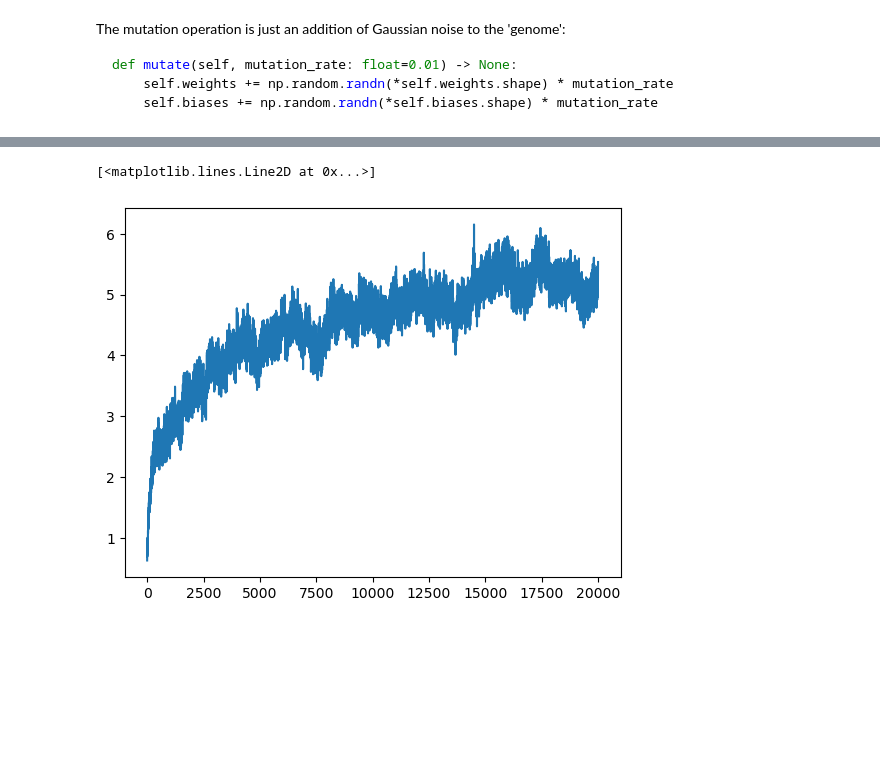
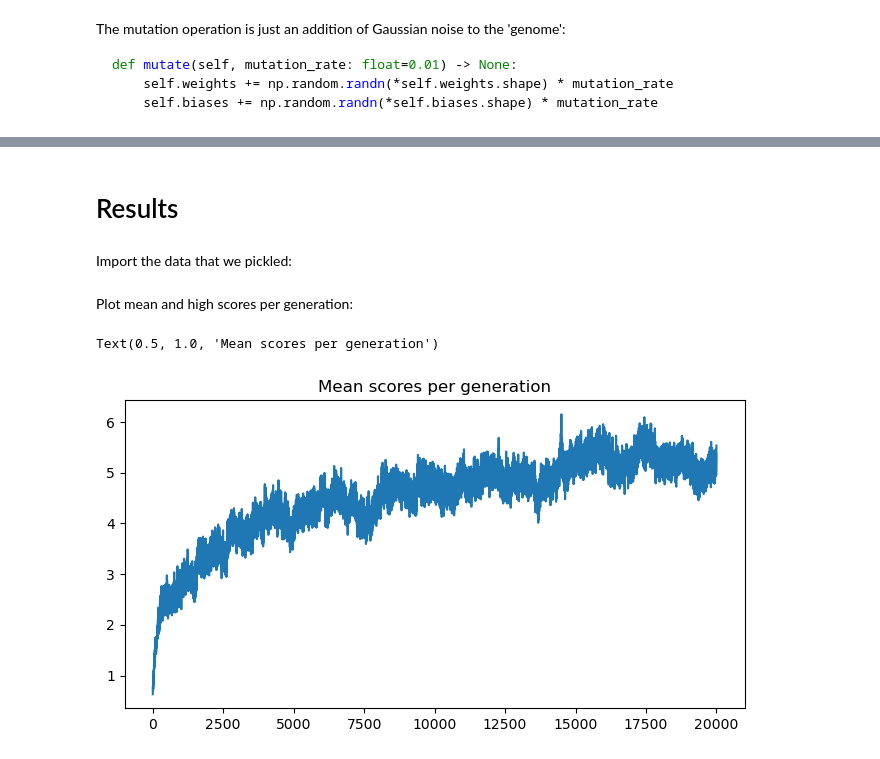
Before and after one commit to iliatarasov/simple-evolutionary-neural-network-with-numpy, a Jupyter notebook: Simple evolutionary neural network with numpy.ipynb, the cells around one changed output, grey strips where cells are left out. Saved outputs shown, nothing was run; the diff lists cells and outputs as text; code cells hidden in the pictures; blank space fills up the shorter version.

```diff
--- a/Simple evolutionary neural network with numpy.ipynb
+++ b/Simple evolutionary neural network with numpy.ipynb
@@ -142,9 +153,18 @@ output_path = 'data/results.pkl'
+# %% [markdown]
+# Results
+# %% [markdown]
+Import the data that we pickled:
 # %%
 with open(output_path, 'rb') as file:
     results = pickle.load(file)
-# %%
-plt.plot(results['mean scores'])
-# %% [output]
-[<matplotlib.lines.Line2D at 0x...>]
-[figure, removed]
+# %% [markdown]
+Plot mean and high scores per generation:
+# %%
+%matplotlib inline
+plt.figure(figsize=(8, 4))
+plt.plot(results['mean scores'])
+plt.title(f'Mean scores per generation')
+# %% [output]
+Text(0.5, 1.0, 'Mean scores per generation')
+[figure, added]
 # %%
```
Also changed, not shown: parts of 27 cells of this notebook.
